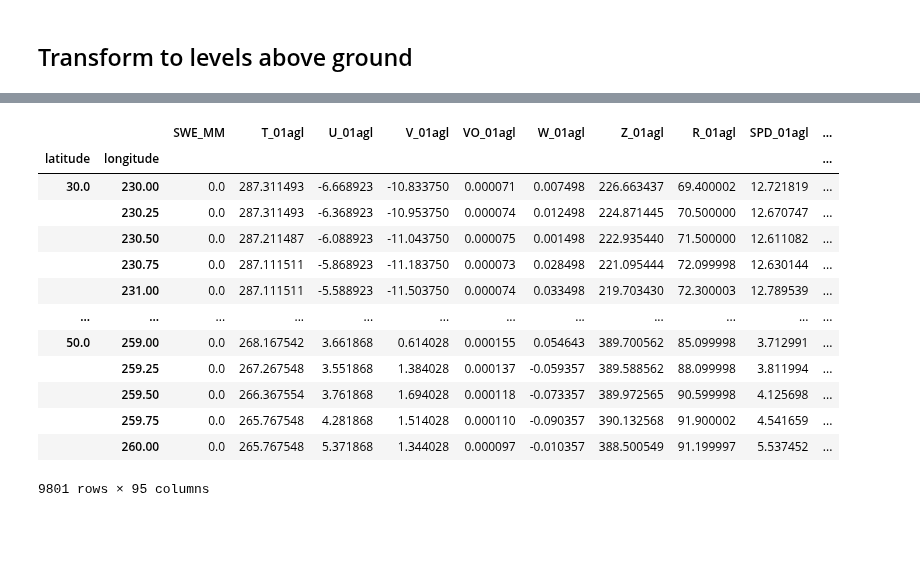
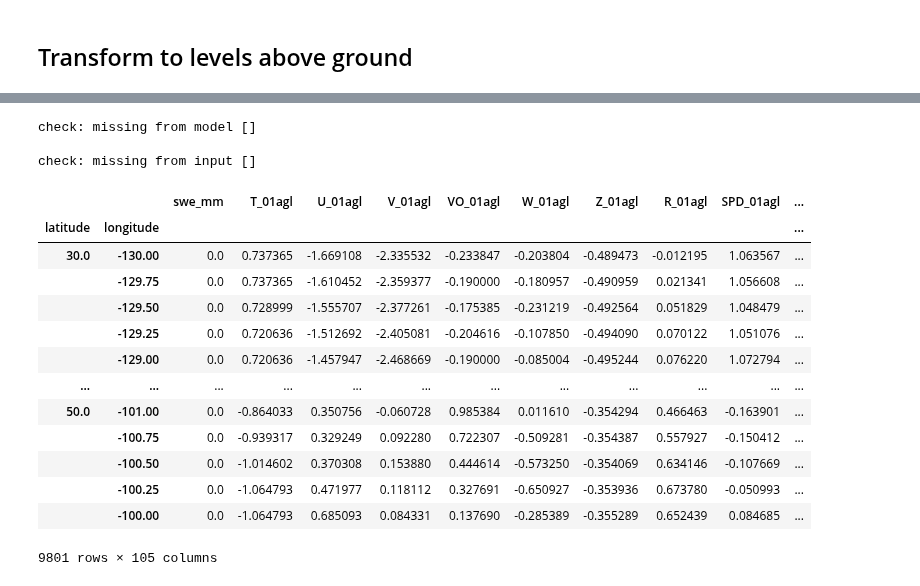
Before and after one commit to m-wessler/snow-liquid-ratio, a Jupyter notebook: core/validate_SVR_GFS.ipynb, the cells around one changed output, grey strips where cells are left out. Drawn from its saved outputs; the diff is of its cells as text; code cells hidden in the pictures; blank space fills up the shorter version.

```diff
--- a/core/validate_SVR_GFS.ipynb
+++ b/core/validate_SVR_GFS.ipynb
@@ -65,6 +70,9 @@ for ds in datasets:
 sfc = xr.merge(sfc).drop('t')
 iso = xr.merge(iso).rename({'isobaricInhPa':'level'})
 iso = iso.sel(level=iso.level[::-1])
+
+sfc['longitude'] = sfc['longitude'] - 360
+iso['longitude'] = iso['longitude'] - 360
 # %%
 u, v = iso['u'], iso['v']
 wdir = 90 - np.degrees(np.arctan2(-v, -u))
@@ -217,17 +187,46 @@ missing from input []
-# %%
-df_merged.loc[:, ordered_keys]
-# %% [output]
-|  |  | SWE_MM | T_01agl | U_01agl | V_01agl | VO_01agl | W_01agl | Z_01agl | R_01agl | SPD_01agl | ... |
-| latitude | longitude |  |  |  |  |  |  |  |  |  | ... |
-| 30.0 | 230.00 | 0.0 | 287.311493 | -6.668923 | -10.833750 | 0.000071 | 0.007498 | 226.663437 | 69.400002 | 12.721819 | ... |
-|  | 230.25 | 0.0 | 287.311493 | -6.368923 | -10.953750 | 0.000074 | 0.012498 | 224.871445 | 70.500000 | 12.670747 | ... |
-|  | 230.50 | 0.0 | 287.211487 | -6.088923 | -11.043750 | 0.000075 | 0.001498 | 222.935440 | 71.500000 | 12.611082 | ... |
-|  | 230.75 | 0.0 | 287.111511 | -5.868923 | -11.183750 | 0.000073 | 0.028498 | 221.095444 | 72.099998 | 12.630144 | ... |
-|  | 231.00 | 0.0 | 287.111511 | -5.588923 | -11.503750 | 0.000074 | 0.033498 | 219.703430 | 72.300003 | 12.789539 | ... |
-| ... | ... | ... | ... | ... | ... | ... | ... | ... | ... | ... | ... |
-| 50.0 | 259.00 | 0.0 | 268.167542 | 3.661868 | 0.614028 | 0.000155 | 0.054643 | 389.700562 | 85.099998 | 3.712991 | ... |
-|  | 259.25 | 0.0 | 267.267548 | 3.551868 | 1.384028 | 0.000137 | -0.059357 | 389.588562 | 88.099998 | 3.811994 | ... |
-|  | 259.50 | 0.0 | 266.367554 | 3.761868 | 1.694028 | 0.000118 | -0.073357 | 389.972565 | 90.599998 | 4.125698 | ... |
-|  | 259.75 | 0.0 | 265.767548 | 4.281868 | 1.514028 | 0.000110 | -0.090357 | 390.132568 | 91.900002 | 4.541659 | ... |
-|  | 260.00 | 0.0 | 265.767548 | 5.371868 | 1.344028 | 0.000097 | -0.010357 | 388.500549 | 91.199997 | 5.537452 | ... |
-9801 rows × 95 columns
+# %%
+scaler_file = glob(mlmodel_dir + '*scaler*')[-1]
+stats_file = glob(mlmodel_dir + '*train_stats*')[-1]
+model_file = glob(mlmodel_dir + '*SLRmodel*')[-1]
+
+if use_era_scaler == True:
+    with open(scaler_file, 'rb') as rfp:
+        scaler = pickle.load(rfp)
+else:
+    scaler = RobustScaler(quantile_range=(25, 75))
+
+with open(stats_file, 'rb') as rfp:
+    train_stats, train_stats_norm = pickle.load(rfp)
+    model_keys = train_stats.keys()
+
+with open(model_file, 'rb') as rfp:
+    SLRmodel = pickle.load(rfp)
+# %%
+print('\ncheck: missing from model', [k for k in df.keys() if k not in model_keys])
+print('\ncheck: missing from input', [k for k in model_keys if k not in df.keys()])
+print()
+
+df = df.loc[:, model_keys]
+scaler = scaler.fit(df)
+# %% [output]
+check: missing from model []
+
+check: missing from input []
+# %%
+df_norm = pd.DataFrame(scaler.transform(df), index=df.index, columns=df.keys())
+df_norm
+# %% [output]
+|  |  | swe_mm | T_01agl | U_01agl | V_01agl | VO_01agl | W_01agl | Z_01agl | R_01agl | SPD_01agl | ... |
+| latitude | longitude |  |  |  |  |  |  |  |  |  | ... |
+| 30.0 | -130.00 | 0.0 | 0.737365 | -1.669108 | -2.335532 | -0.233847 | -0.203804 | -0.489473 | -0.012195 | 1.063567 | ... |
+|  | -129.75 | 0.0 | 0.737365 | -1.610452 | -2.359377 | -0.190000 | -0.180957 | -0.490959 | 0.021341 | 1.056608 | ... |
+|  | -129.50 | 0.0 | 0.728999 | -1.555707 | -2.377261 | -0.175385 | -0.231219 | -0.492564 | 0.051829 | 1.048479 | ... |
+|  | -129.25 | 0.0 | 0.720636 | -1.512692 | -2.405081 | -0.204616 | -0.107850 | -0.494090 | 0.070122 | 1.051076 | ... |
+|  | -129.00 | 0.0 | 0.720636 | -1.457947 | -2.468669 | -0.190000 | -0.085004 | -0.495244 | 0.076220 | 1.072794 | ... |
+| ... | ... | ... | ... | ... | ... | ... | ... | ... | ... | ... | ... |
+| 50.0 | -101.00 | 0.0 | -0.864033 | 0.350756 | -0.060728 | 0.985384 | 0.011610 | -0.354294 | 0.466463 | -0.163901 | ... |
+|  | -100.75 | 0.0 | -0.939317 | 0.329249 | 0.092280 | 0.722307 | -0.509281 | -0.354387 | 0.557927 | -0.150412 | ... |
+|  | -100.50 | 0.0 | -1.014602 | 0.370308 | 0.153880 | 0.444614 | -0.573250 | -0.354069 | 0.634146 | -0.107669 | ... |
+|  | -100.25 | 0.0 | -1.064793 | 0.471977 | 0.118112 | 0.327691 | -0.650927 | -0.353936 | 0.673780 | -0.050993 | ... |
+|  | -100.00 | 0.0 | -1.064793 | 0.685093 | 0.084331 | 0.137690 | -0.285389 | -0.355289 | 0.652439 | 0.084685 | ... |
+9801 rows × 105 columns
```
Also changed, not shown: parts of 6 cells of this notebook, 3 other files.
